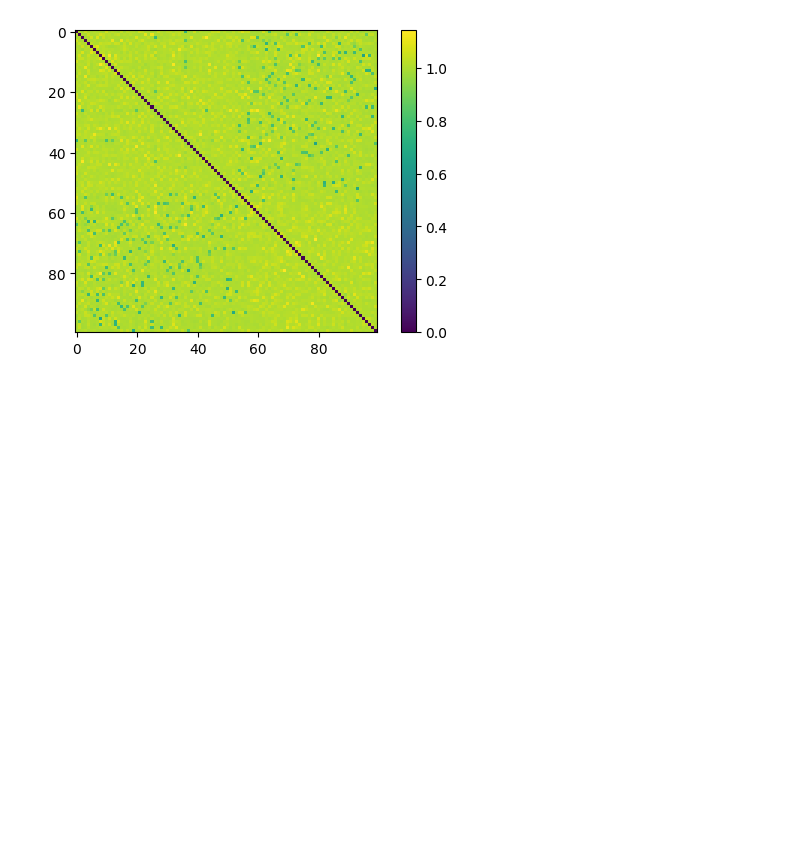
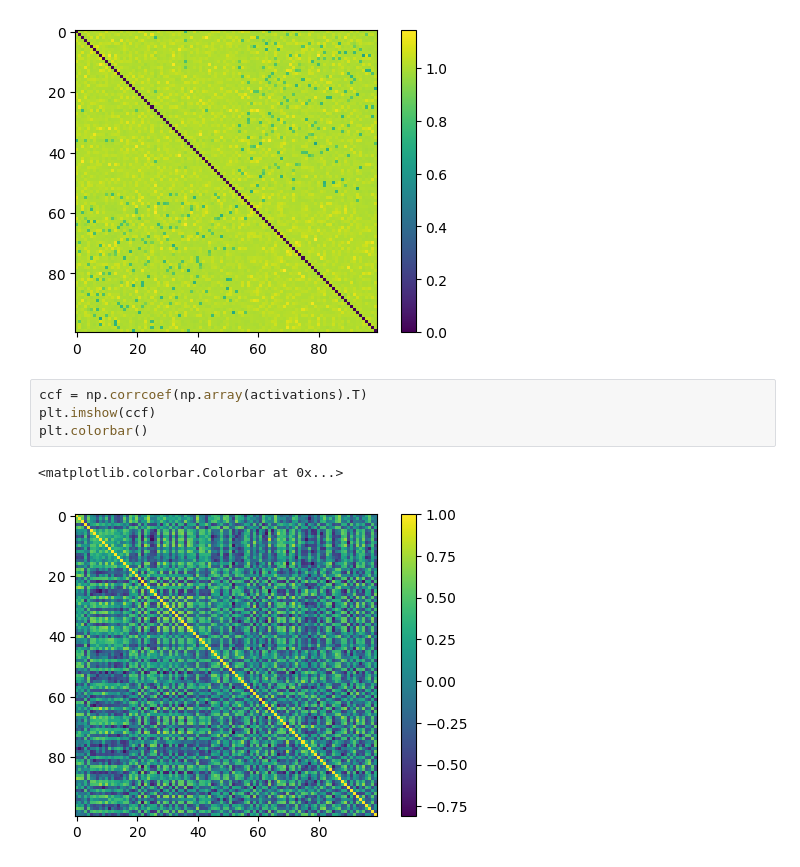
Before and after one commit to vdutell/NatVisAutoEncode, a Jupyter notebook: Image Autoencoder.ipynb, the cells around one changed output. Saved outputs shown, nothing was run; the diff lists cells and outputs as text; blank space fills up the shorter version.

```diff
--- a/Image Autoencoder.ipynb
+++ b/Image Autoencoder.ipynb
@@ -461,3 +461,10 @@ distmat = plu.measure_plot_dist(fw,'euclidean',plot=True)
 distmat = plu.measure_plot_dist(fw,'correlation',plot=True)
 # %% [output]
 [figure]
+# %%
+ccf = np.corrcoef(np.array(activations).T)
+plt.imshow(ccf)
+plt.colorbar()
+# %% [output]
+<matplotlib.colorbar.Colorbar at 0x...>
+[figure, added]
```
Also changed, not shown: 1 other file.
